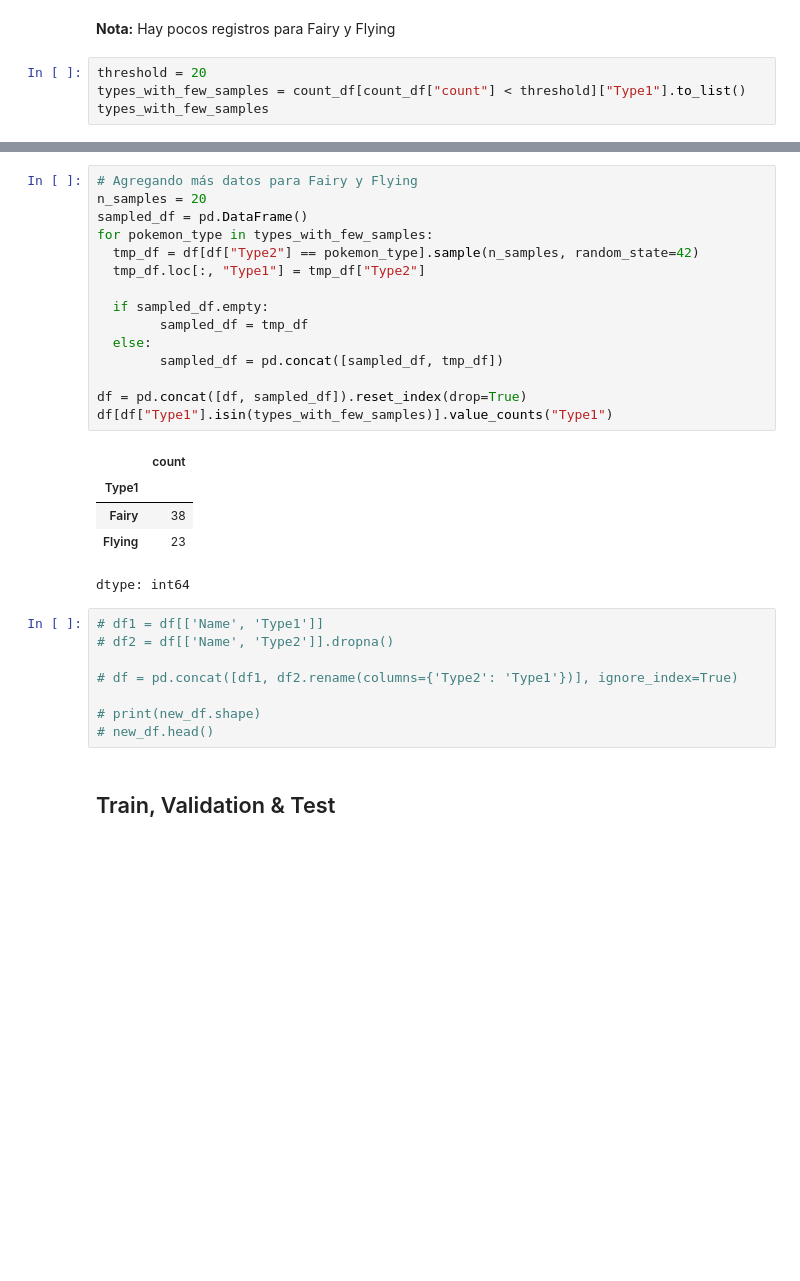
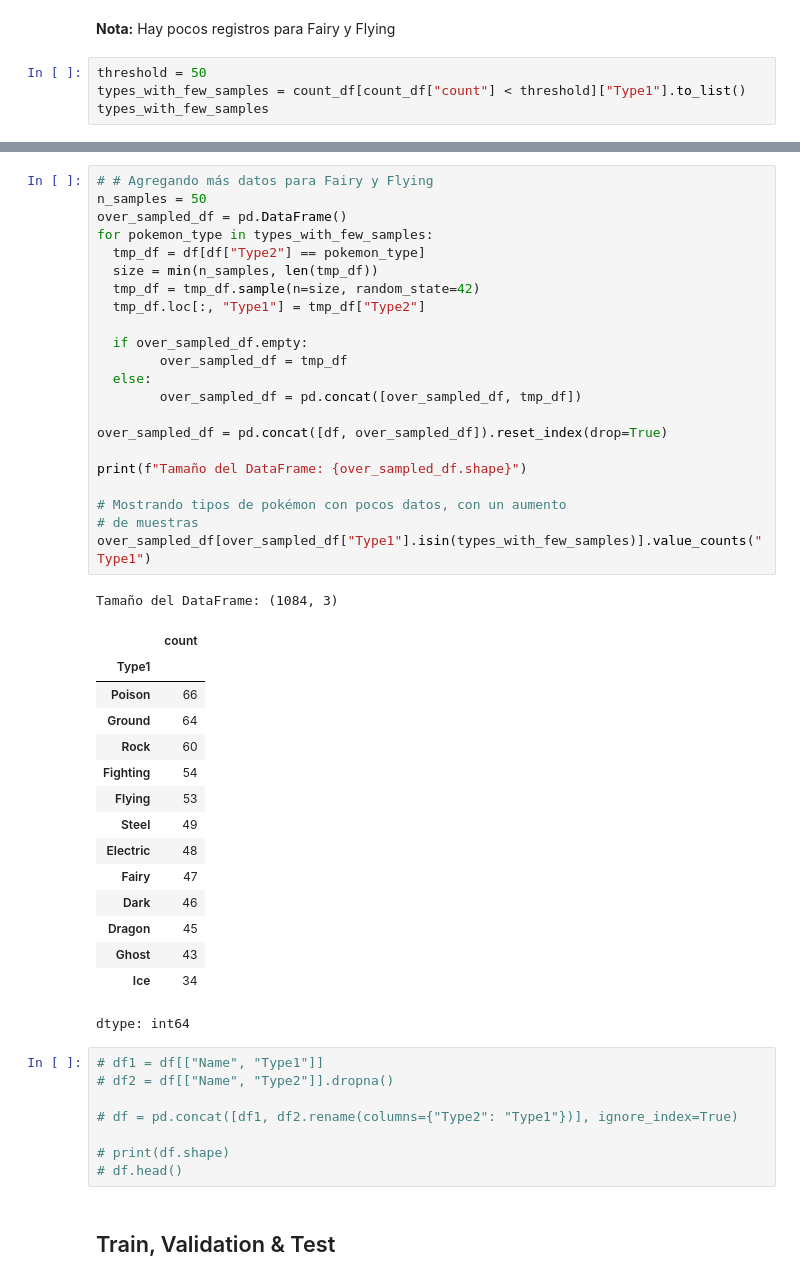
Before and after one commit to cuauhtemocbe/Diplomado-Ciencia-Datos, a Jupyter notebook: notebooks/Clasificación_Pokémons_Base.ipynb, the cells around one changed output, grey strips where cells are left out. Cells and saved outputs as stored; diff of their text form; blank space fills up the shorter version.

```diff
--- a/notebooks/Clasificación_Pokémons_Base.ipynb
+++ b/notebooks/Clasificación_Pokémons_Base.ipynb
@@ -233,7 +266,7 @@ count_df.T
 # %% [markdown]
 **Nota:** Hay pocos registros para Fairy y Flying
 # %%
-threshold = 20
+threshold = 50
 types_with_few_samples = count_df[count_df["count"] < threshold]["Type1"].to_list()
 types_with_few_samples
 # %% [output]
@@ -241,31 +285,49 @@ types_with_few_samples
 # %%
-# Agregando más datos para Fairy y Flying
-n_samples = 20
-sampled_df = pd.DataFrame()
+# # Agregando más datos para Fairy y Flying
+n_samples = 50
+over_sampled_df = pd.DataFrame()
 for pokemon_type in types_with_few_samples:
-  tmp_df = df[df["Type2"] == pokemon_type].sample(n_samples, random_state=42)
+  tmp_df = df[df["Type2"] == pokemon_type]
+  size = min(n_samples, len(tmp_df))
+  tmp_df = tmp_df.sample(n=size, random_state=42)
   tmp_df.loc[:, "Type1"] = tmp_df["Type2"]
 
-  if sampled_df.empty:
-        sampled_df = tmp_df
+  if over_sampled_df.empty:
+        over_sampled_df = tmp_df
   else:
-        sampled_df = pd.concat([sampled_df, tmp_df])
+        over_sampled_df = pd.concat([over_sampled_df, tmp_df])
 
-df = pd.concat([df, sampled_df]).reset_index(drop=True)
-df[df["Type1"].isin(types_with_few_samples)].value_counts("Type1")
+over_sampled_df = pd.concat([df, over_sampled_df]).reset_index(drop=True)
+
+print(f"Tamaño del DataFrame: {over_sampled_df.shape}")
+
+# Mostrando tipos de pokémon con pocos datos, con un aumento
+# de muestras
+over_sampled_df[over_sampled_df["Type1"].isin(types_with_few_samples)].value_counts("Type1")
 # %% [output]
+Tamaño del DataFrame: (1084, 3)
 |  | count |
 | Type1 |  |
-| Fairy | 38 |
-| Flying | 23 |
+| Poison | 66 |
+| Ground | 64 |
+| Rock | 60 |
+| Fighting | 54 |
+| Flying | 53 |
+| Steel | 49 |
+| Electric | 48 |
+| Fairy | 47 |
+| Dark | 46 |
+| Dragon | 45 |
+| Ghost | 43 |
+| Ice | 34 |
-dtype: int64
+dtype: int64
 # %%
-# df1 = df[['Name', 'Type1']]
-# df2 = df[['Name', 'Type2']].dropna()
+# df1 = df[["Name", "Type1"]]
+# df2 = df[["Name", "Type2"]].dropna()
 
-# df = pd.concat([df1, df2.rename(columns={'Type2': 'Type1'})], ignore_index=True)
+# df = pd.concat([df1, df2.rename(columns={"Type2": "Type1"})], ignore_index=True)
 
-# print(new_df.shape)
-# new_df.head()
+# print(df.shape)
+# df.head()
 # %% [markdown]
 ## Train, Validation & Test
```
Also changed, not shown: parts of 40 cells of this notebook.
